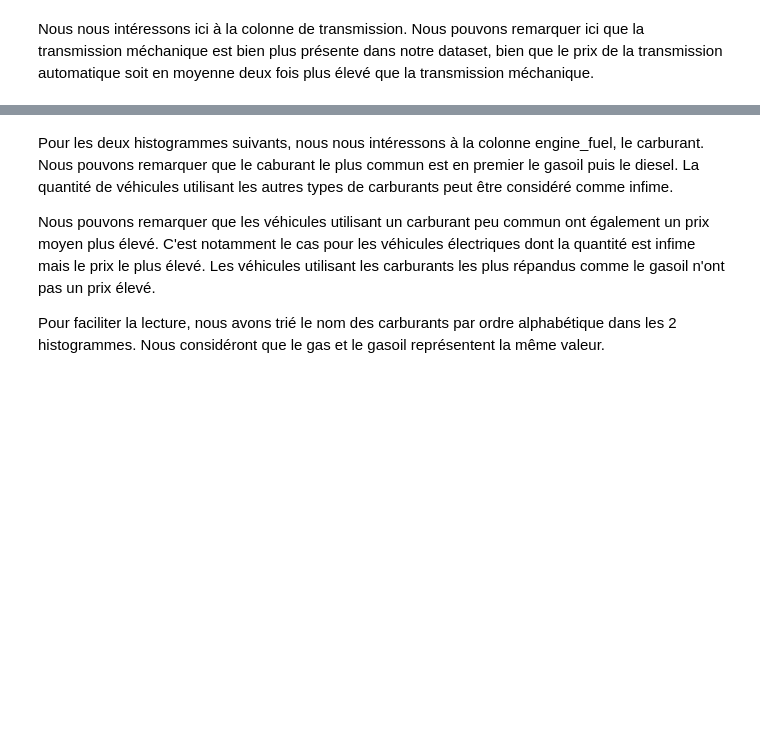
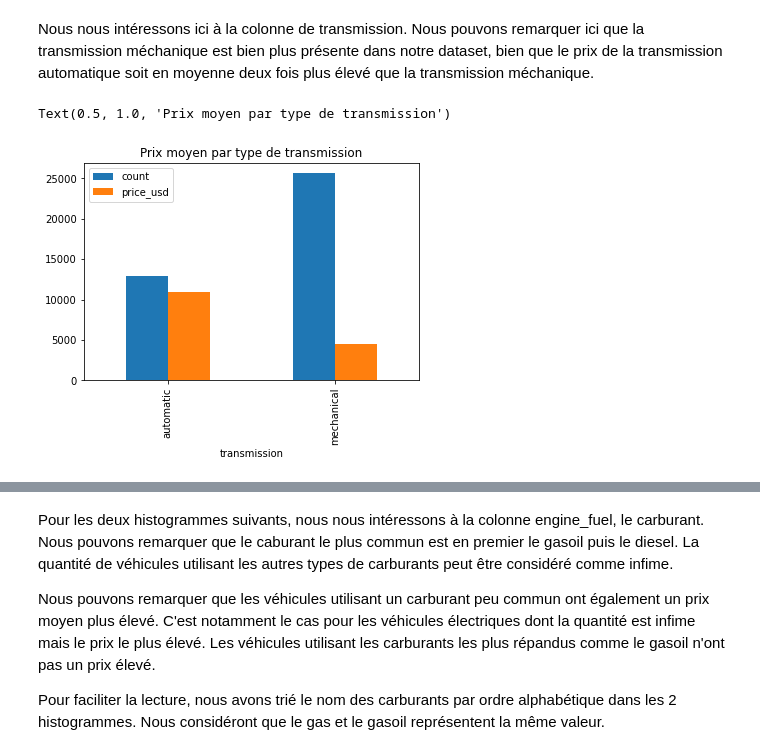
Before and after one commit to kerhogo/ias_cars, a Jupyter notebook: Visualisation.ipynb, the cells around one changed output, grey strips where cells are left out. Saved outputs shown, nothing was run; the diff lists cells and outputs as text; code cells hidden in the pictures; blank space fills up the shorter version.

```diff
--- a/Visualisation.ipynb
+++ b/Visualisation.ipynb
@@ -123,6 +134,17 @@ prix
 | УАЗ | 3443.123784 |
 # %% [markdown]
 Nous nous intéressons ici à la colonne de transmission. Nous pouvons remarquer ici que la transmission méchanique est bien plus présente dans notre dataset, bien que le prix de la transmission automatique soit en moyenne deux fois plus élevé que la transmission méchanique.
+# %%
+col = cars.transmission
+c = Counter(col)
+freq = pd.DataFrame.from_records(list(dict(c).items()), columns=['transmission','count']).set_index('transmission')
+df = pd.DataFrame(cars.groupby(['transmission'])['price_usd'].mean())
+result = pd.concat([freq, df], axis=1, join='inner')
+result.plot.bar()
+plt.title('Prix moyen par type de transmission')
+# %% [output]
+Text(0.5, 1.0, 'Prix moyen par type de transmission')
+[figure, added]
 # %%
 col = cars.transmission
 c = Counter(col)
```
Also changed, not shown: parts of 9 cells of this notebook.
